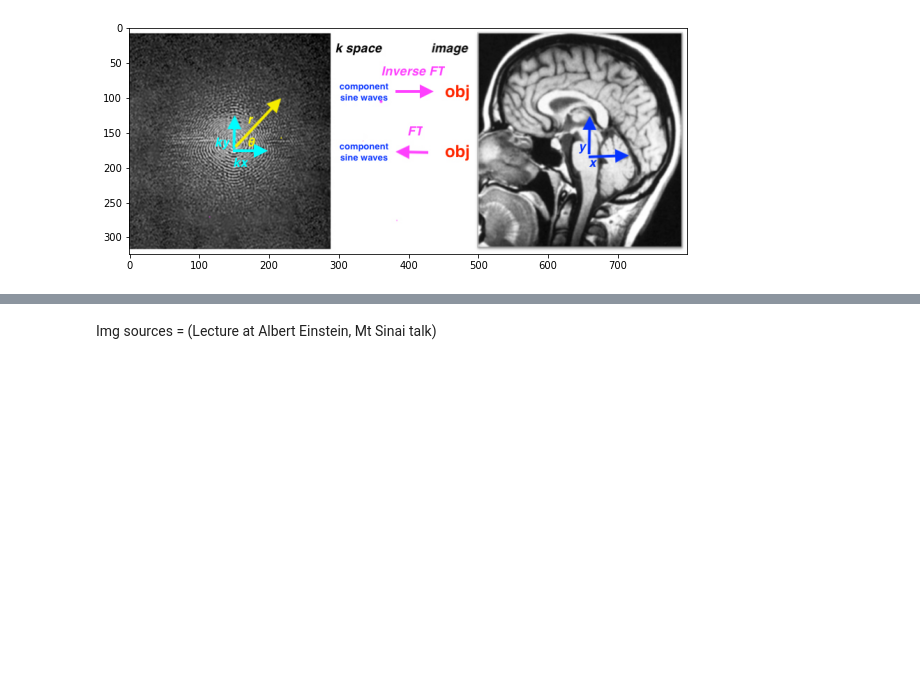
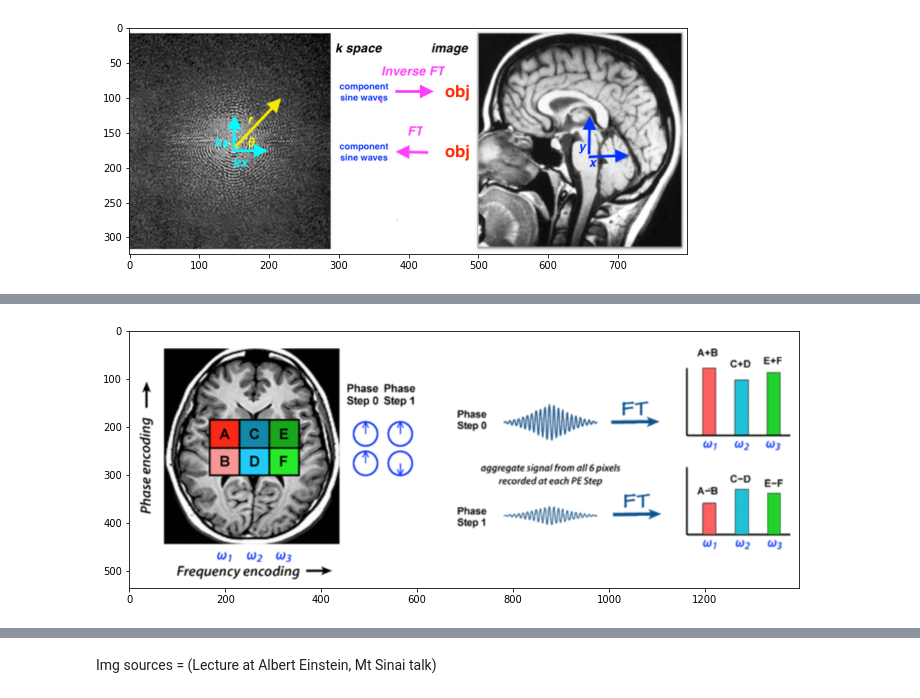
Before and after one commit to RGologorsky/fastmri, a Jupyter notebook: notes/01_notes_FastMRI.ipynb, the cells around one changed output, grey strips where cells are left out. Saved outputs shown, nothing was run; the diff lists cells and outputs as text; code cells hidden in the pictures; blank space fills up the shorter version.

```diff
--- a/notes/01_notes_FastMRI.ipynb
+++ b/notes/01_notes_FastMRI.ipynb
@@ -252,0 +209,4 @@ Note:
+# %%
+img_plot("phase_encoding.png", figsize=(12,20))
+# %% [output]
+[figure, added]
```
Also changed, not shown: parts of 25 cells of this notebook.
